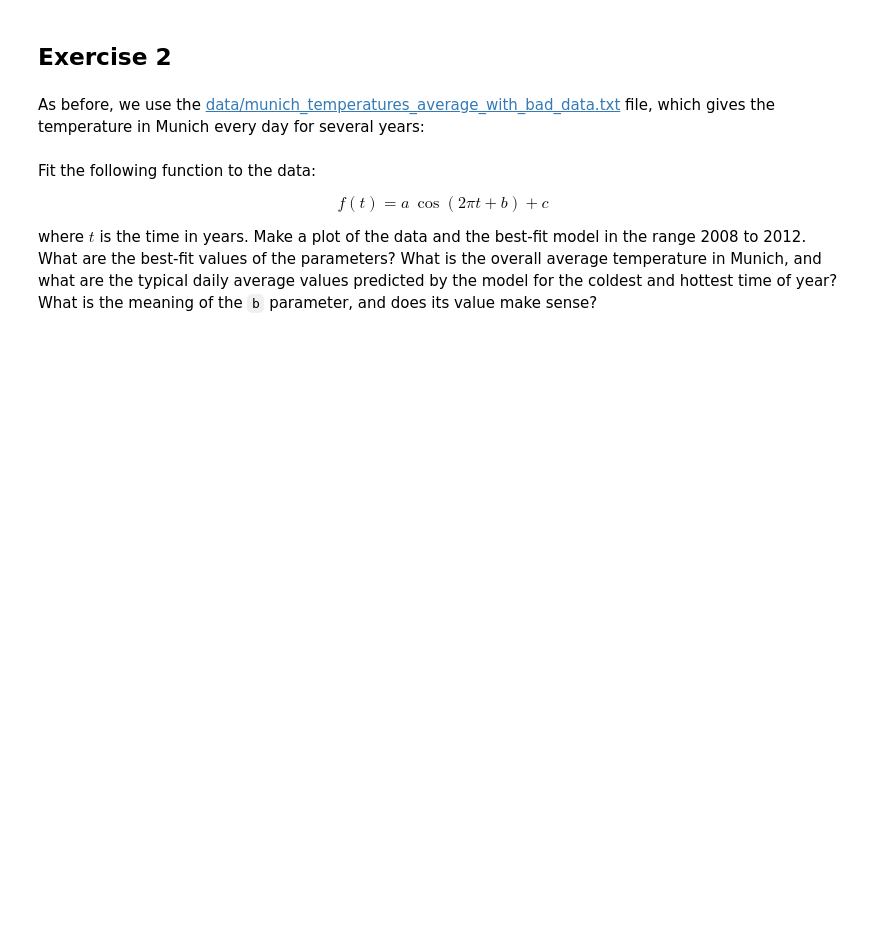
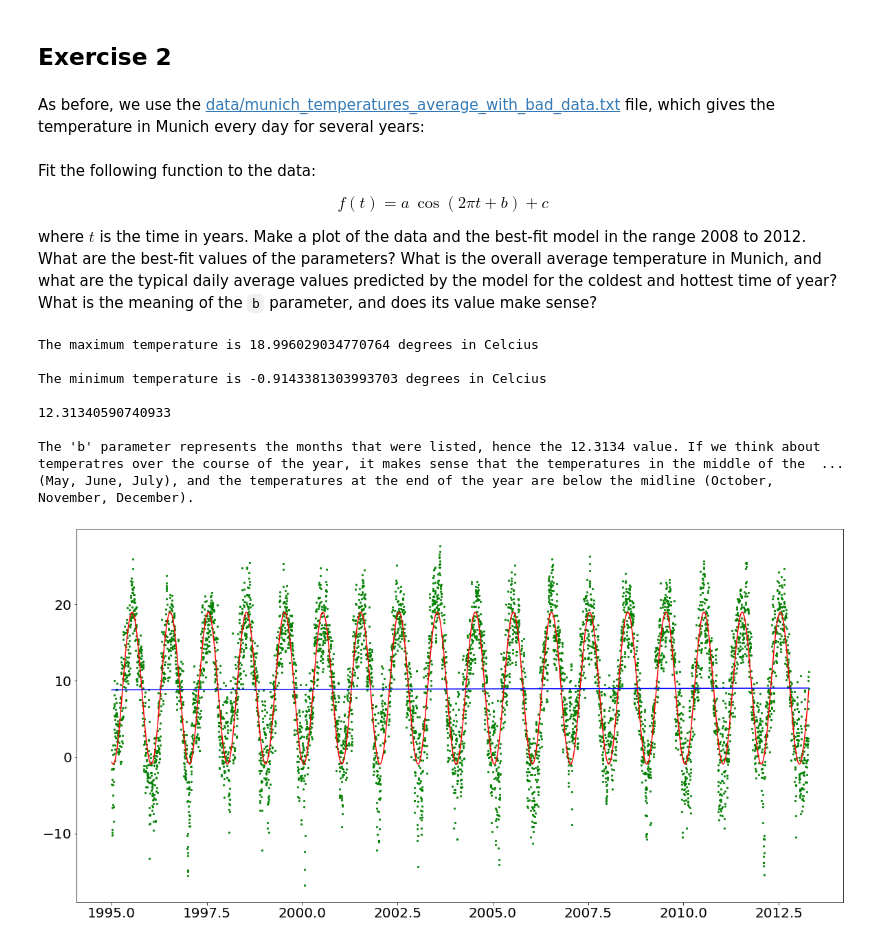
Before and after one commit to cpizzarelli/PHYS20323, a Jupyter notebook: Weeek10_1.ipynb, the cells around one changed output. Cells and saved outputs as stored; diff of their text form; code cells hidden in the pictures; blank space fills up the shorter version.

```diff
--- a/Weeek10_1.ipynb
+++ b/Weeek10_1.ipynb
@@ -120,0 +161,59 @@ where $t$ is the time in years. Make a plot of the data and the best-fit model i
+# %%
+from matplotlib import pyplot as plt
+
+def cosfit(t,a,b,c):
+    return ((a) * (np.cos((2) * (np.pi) * (t) + (b))) + (c))
+def line(m,t,c):
+    return ((m) * (t) + (c))
+
+date, temperature = np.loadtxt('munich_temperatures_average_with_bad_data.txt', unpack=True)
+keep = np.abs(temperature) < 90
+date = date[keep]
+temperature = temperature[keep]
+
+popt1, pcov1 = curve_fit(cosfit, date, temperature)
+popt2, pcov2 = curve_fit(line, date, temperature)
+
+fig1=plt.figure(figsize=(20,10))
+ax1=fig1.add_subplot(111)
+ax1.scatter(date,temperature,s=5,c='g',alpha=0.9)
+
+ax1.xaxis.set_tick_params(labelsize=20)
+ax1.yaxis.set_tick_params(labelsize=20)
+
+xfine = np.linspace(date[1], 2013.28474, 1000000)
+
+plt.errorbar(date, temperature, fmt="none")
+plt.plot(xfine, cosfit(xfine, *popt1), 'r-')
+plt.plot(xfine, line(xfine, *popt2), 'b-')
+
+min_temperature = popt1[2] + popt1[0]
+max_temperature = popt1[2] - popt1[0]
+
+print("The maximum temperature is " + str(max_temperature) + " degrees in Celcius")
+print()
+print("The minimum temperature is " + str(min_temperature) + " degrees in Celcius")
+print()
+print(popt1[1])
+print()
+print("The 'b' parameter represents the months that were listed, hence the 12.3134 value. If we think about temperatres over the course of the year, it makes sense that the temperatures in the middle of the year are above the midline")
+print("(May, June, July), and the temperatures at the end of the year are below the midline (October, November, December).")
+
+from PIL import Image
+import requests
+from io import BytesIO
+
+url = "https://i.redd.it/i0imk0ay05k21.jpg"
+response = requests.get(url)
+img = Image.open(BytesIO(response.content))
+img.show()
+# %% [output]
+The maximum temperature is 18.996029034770764 degrees in Celcius
+
+The minimum temperature is -0.9143381303993703 degrees in Celcius
+
+12.31340590740933
+
+The 'b' parameter represents the months that were listed, hence the 12.3134 value. If we think about temperatres over the course of the year, it makes sense that the temperatures in the middle of the  ...
+(May, June, July), and the temperatures at the end of the year are below the midline (October, November, December).
+[figure, added]
```
Also changed, not shown: parts of 11 cells of this notebook, 3 other files.
